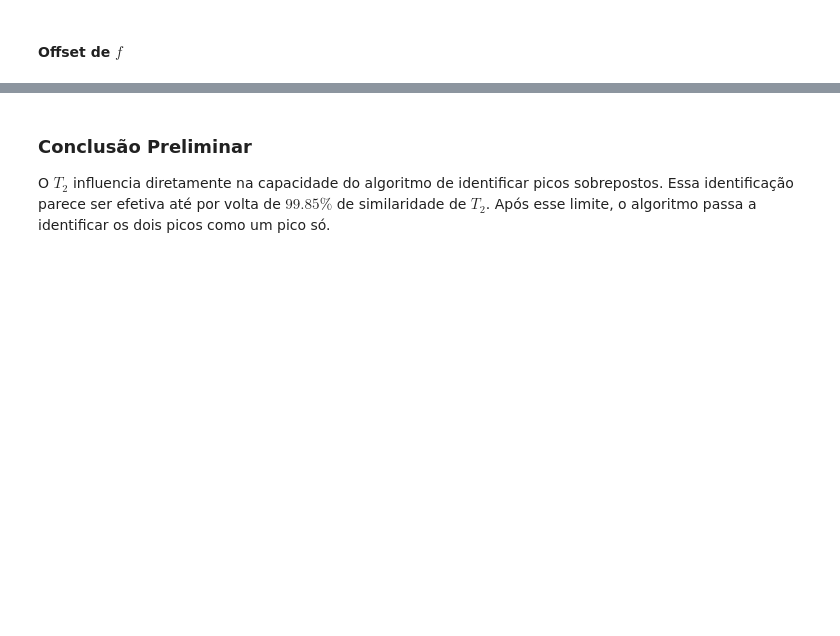
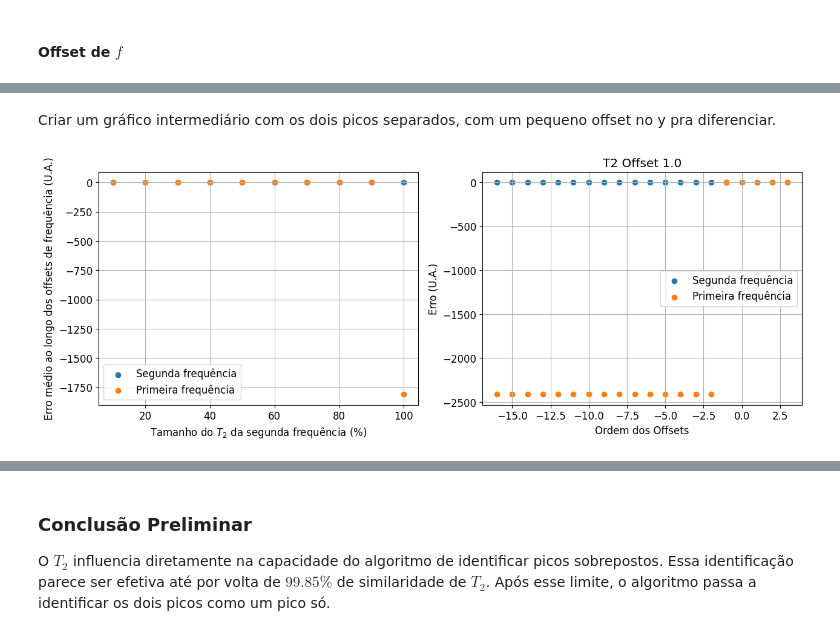
Before and after one commit to JoaoDell/MRI-study, a Jupyter notebook: examples/MPM/two_peaks.ipynb, the cells around one changed output, grey strips where cells are left out. Cells and saved outputs as stored; diff of their text form; code cells hidden in the pictures; blank space fills up the shorter version.

```diff
--- a/examples/MPM/two_peaks.ipynb
+++ b/examples/MPM/two_peaks.ipynb
@@ -660,0 +703,32 @@ plt.yticks([])
+# %% [markdown]
+Criar um gráfico intermediário com os dois picos separados, com um pequeno offset no y pra diferenciar.
+# %%
+first_error, second_error = np.zeros((offsets.size, t2_offsets.size)), np.zeros((offsets.size, t2_offsets.size))
+for j in range(t2_offsets.size):
+    for k in range(offsets.size):
+        compare_arr = np.sort(omegas_[k, j, args[k, j, :]][L_ - 2: L_])
+        first_error[k, j] = compare_arr[0] - ws[1]
+        second_error[k, j] = compare_arr[1] - (ws[1] + offsets[k])
+
+plt.figure(figsize=(15, 5))
+
+plt.subplot(121)
+plt.scatter(t2_offsets*100, np.average(second_error, axis = 0), label = f"Segunda frequência")
+plt.scatter(t2_offsets*100, np.average(first_error, axis = 0), label = "Primeira frequência")
+plt.xlabel(r"Tamanho do $T_2$ da segunda frequência (%)")
+plt.ylabel("Erro médio ao longo dos offsets de frequência (U.A.)")
+# plt.ylim(-1810, -1808)
+plt.legend()
+plt.grid()
+
+plt.subplot(122)
+plt.scatter(np.log10(offsets), second_error[:, t2_i], label = f"Segunda frequência")
+plt.scatter(np.log10(offsets), first_error[:, t2_i], label = "Primeira frequência")
+plt.xlabel("Ordem dos Offsets")
+plt.ylabel("Erro (U.A.)")
+plt.title(f"T2 Offset {round(t2_offsets[t2_i], 4)}")
+# plt.ylim(-10*1e-12, 10*1e-12)
+plt.legend()
+plt.grid()
+# %% [output]
+[figure, added]
```
Also changed, not shown: parts of 18 cells of this notebook, 46 other files.
